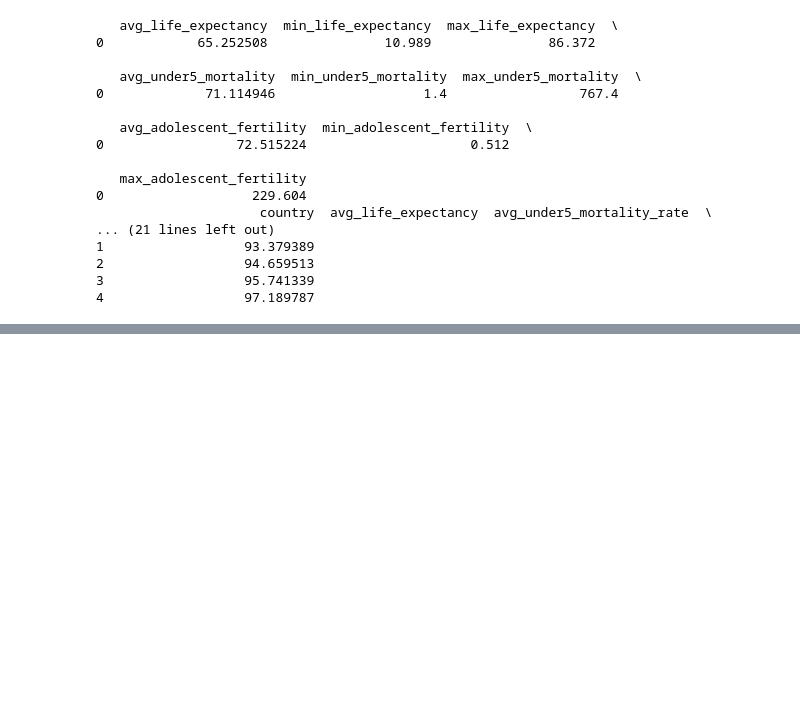
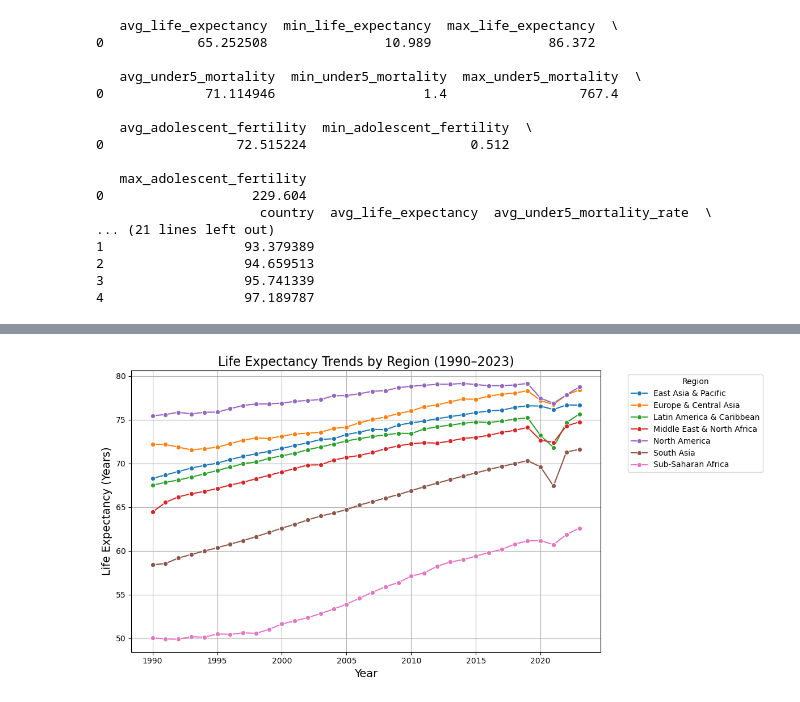
Before and after one commit to MannyBett/QTM350FinalProject, a Jupyter notebook: SQLnotebook.ipynb, the cells around one changed output, grey strips where cells are left out. Drawn from its saved outputs; the diff is of its cells as text; code cells hidden in the pictures; blank space fills up the shorter version.

Commit message:
Updated SQLnotebook.ipynb with cleaned data work and beginner python analysis

```diff
--- a/SQLnotebook.ipynb
+++ b/SQLnotebook.ipynb
@@ -108,3 +108,9 @@ print(cleaned_df.head())
 2                  94.659513
 3                  95.741339
 4                  97.189787
+# %%
+# Convert 'date' to integer
+cleaned_df['date'] = cleaned_df['date'].astype(int)
+
+# Check
+print(cleaned_df.dtypes)
@@ -110,0 +124,18 @@ print(cleaned_df.head())
+# %%
+# Define the 7 major regions you want
+regions_of_interest = [
+    'East Asia & Pacific',
+    'Europe & Central Asia',
+    'Latin America & Caribbean',
+    'Middle East & North Africa',
+    'North America',
+    'South Asia',
+    'Sub-Saharan Africa'
+]
+
+# Filter cleaned_df
+region_df = cleaned_df[cleaned_df['country'].isin(regions_of_interest)]
+
+# Check what you get
+print(region_df['country'].unique())
+region_df.head()
@@ -110,0 +152,23 @@ print(cleaned_df.head())
+# %%
+import matplotlib.pyplot as plt
+import seaborn as sns
+
+# Plot Life Expectancy over Time for 7 regions
+plt.figure(figsize=(12,6))
+sns.lineplot(
+    data=region_df,
+    x='date',
+    y='life_expectancy',
+    hue='country',
+    marker='o'
+)
+
+plt.title('Life Expectancy Trends by Region (1990–2023)', fontsize=16)
+plt.xlabel('Year', fontsize=14)
+plt.ylabel('Life Expectancy (Years)', fontsize=14)
+plt.grid(True)
+plt.legend(title='Region', bbox_to_anchor=(1.05, 1), loc='upper left')
+plt.tight_layout()
+plt.show()
+# %% [output]
+[figure, added]
```
Also changed, not shown: parts of 5 cells of this notebook.
